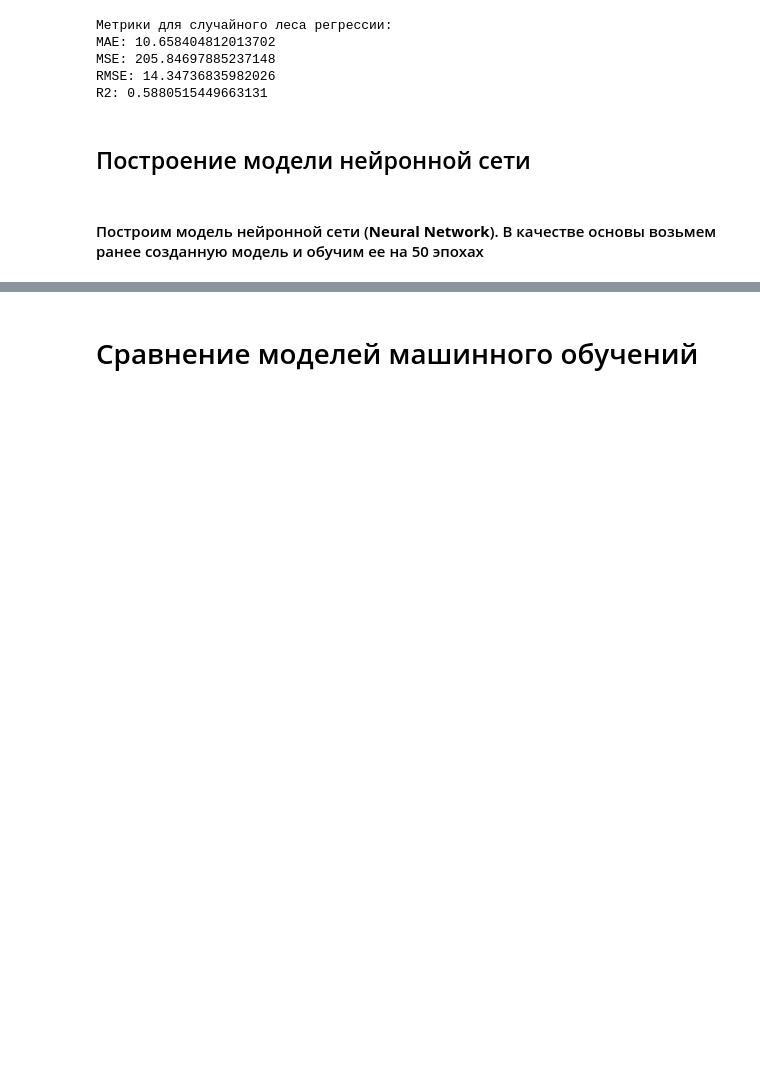
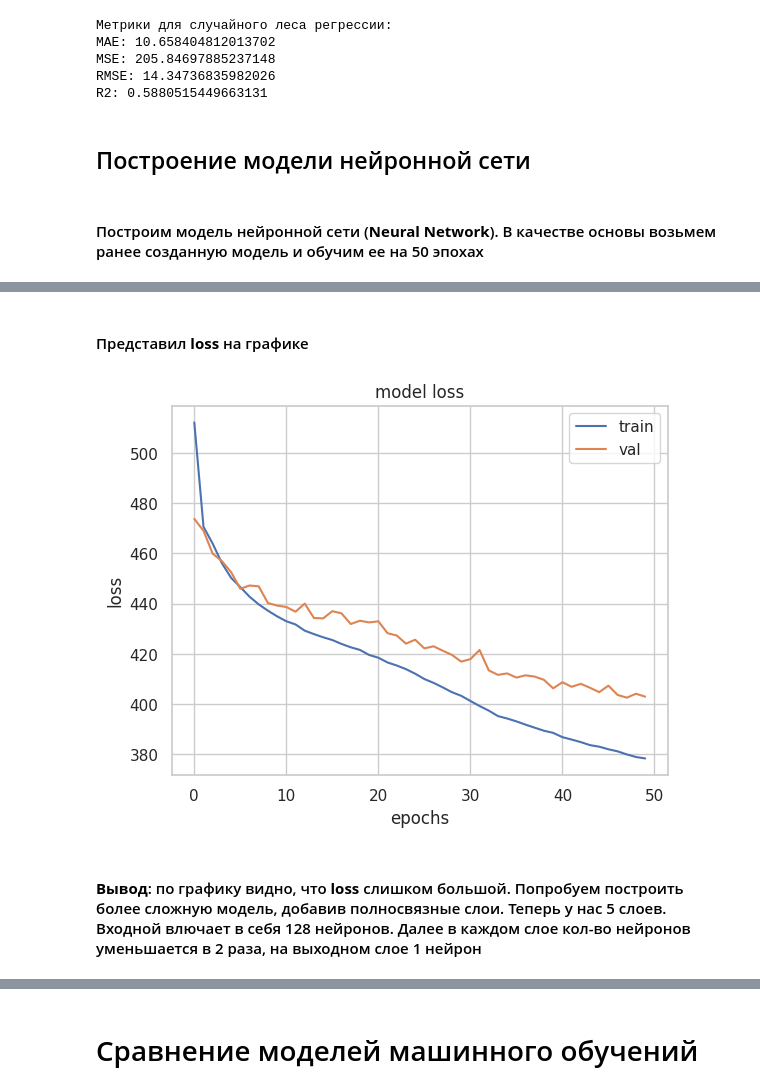
Before and after one commit to pilmeha/kaggleSpotify, a Jupyter notebook: GarmaevSpotify.ipynb, the cells around one changed output, grey strips where cells are left out. Saved outputs shown, nothing was run; the diff lists cells and outputs as text; code cells hidden in the pictures; blank space fills up the shorter version.

```diff
--- a/GarmaevSpotify.ipynb
+++ b/GarmaevSpotify.ipynb
@@ -1075,3 +1075,27 @@ R2: 0.5880515449663131
 ## Построение модели нейронной сети
 # %% [markdown]
 #### Построим модель нейронной сети (**Neural Network**). В качестве основы возьмем ранее созданную модель и обучим ее на 50 эпохах
+# %%
+from sklearn.preprocessing import StandardScaler
+
+#скейлинг данных
+scaler = StandardScaler()
+x_train = scaler.fit_transform(x_train)
+x_test = scaler.transform(x_test)
+
+#построение модели
+model = keras.Sequential([
+        keras.layers.Dense(64, activation='relu', input_shape=(x_train.shape[1],)),
+        keras.layers.Dense(64, activation='relu'),
+        keras.layers.Dense(1)
+])
+
+#компиляция модели
+model.compile(optimizer='adam', loss='mean_squared_error')
+
+#обучение модели
+history = model.fit(x_train, y_train, epochs = 50, batch_size = 32, validation_split = 0.2, verbose = 0)
+
+#нахождение лосса
+loss = model.evaluate(x_test, y_test)
+print(f'Test loss: {loss}')
@@ -1077,0 +1121,17 @@ R2: 0.5880515449663131
+# %% [markdown]
+#### Представил **loss** на графике
+# %%
+#изменения лосса на тренировочном датасете
+plt.plot(history.history['loss'])
+#изменения лосса на валидационном датасете
+plt.plot(history.history['val_loss'])
+
+plt.title('model loss')
+plt.ylabel('loss')
+plt.xlabel('epochs')
+plt.legend(['train', 'val'], loc='upper right')
+plt.show()
+# %% [output]
+[figure, added]
+# %% [markdown]
+#### **Вывод**: по графику видно, что **loss** слишком большой. Попробуем построить более сложную модель, добавив полносвязные слои. Теперь у нас 5 слоев. Входной влючает в себя 128 нейронов. Далее в каждом слое кол-во нейронов уменьшается в 2 раза, на выходном слое 1 нейрон
```
Also changed, not shown: parts of 29 cells of this notebook.
